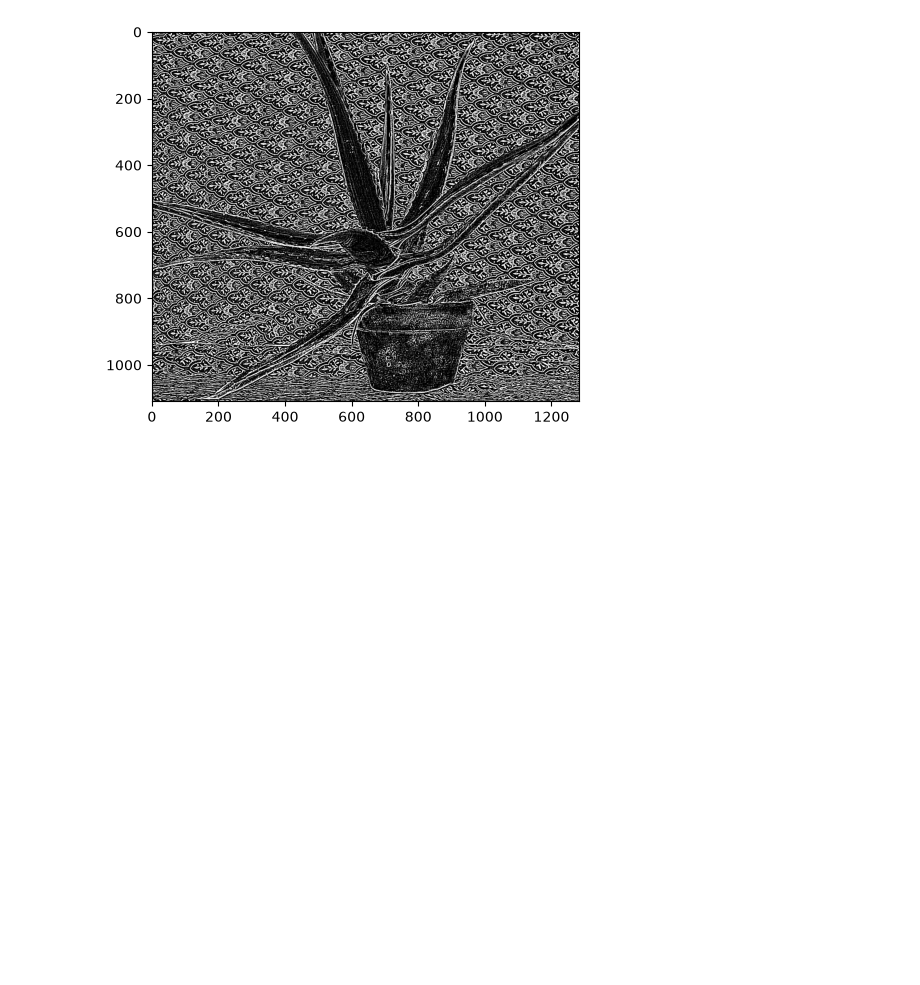
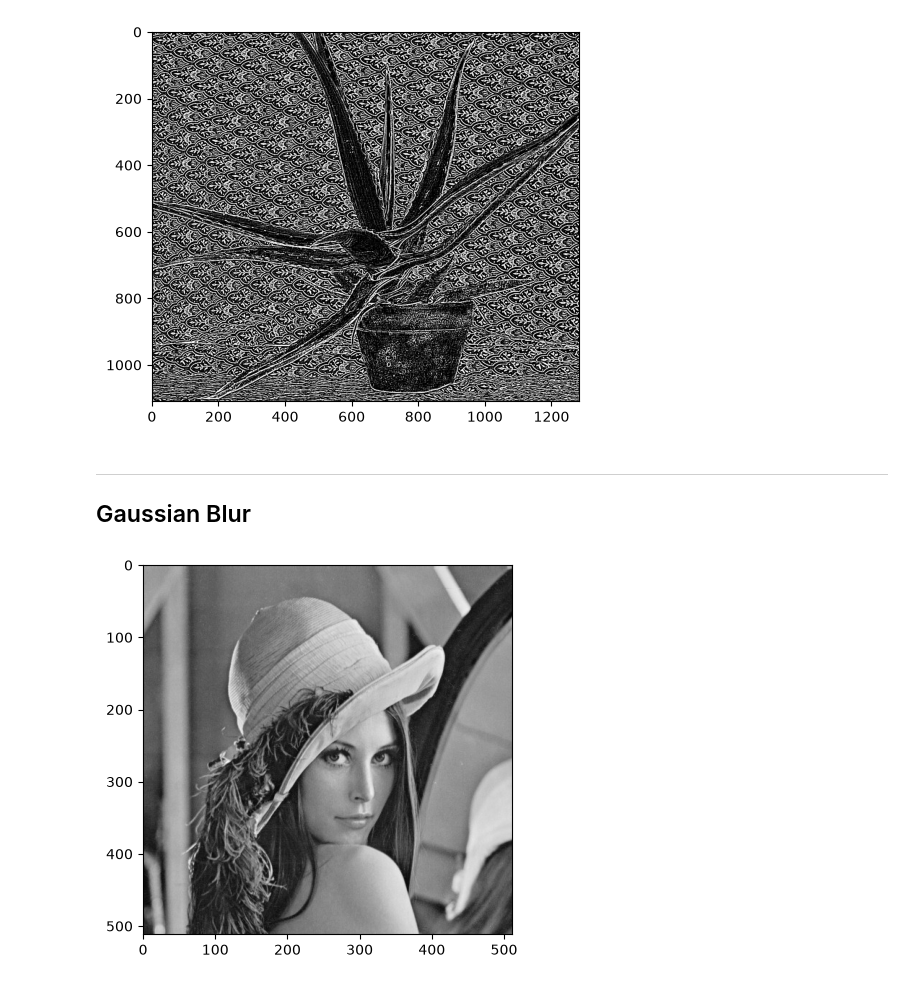
Before and after one commit to mikecr96/PDI-Ago-dic26-Gpo1, a Jupyter notebook: Semana X/filtros2.ipynb, the cells around one changed output. Cells and saved outputs as stored; diff of their text form; code cells hidden in the pictures; blank space fills up the shorter version.

```diff
--- a/Semana X/filtros2.ipynb
+++ b/Semana X/filtros2.ipynb
@@ -144,3 +144,12 @@ plt.imshow(cv.Laplacian(img, -1, ksize=5), cmap='gray')
 plt.show()
 # %% [output]
 [figure]
+# %% [markdown]
+---
+## Gaussian Blur
+# %%
+lena = cv.imread('/Users/miguelcamargorojas/iCloud Drive (Archive)/Documents/UP/PDI-Ago-dic26/PDI-Ago-dic26-Gpo1/images/lena.jpg', 0)
+plt.imshow(lena, cmap='gray')
+plt.show()
+# %% [output]
+[figure, added]
```
Also changed, not shown: parts of 7 cells of this notebook, 1 other file.
